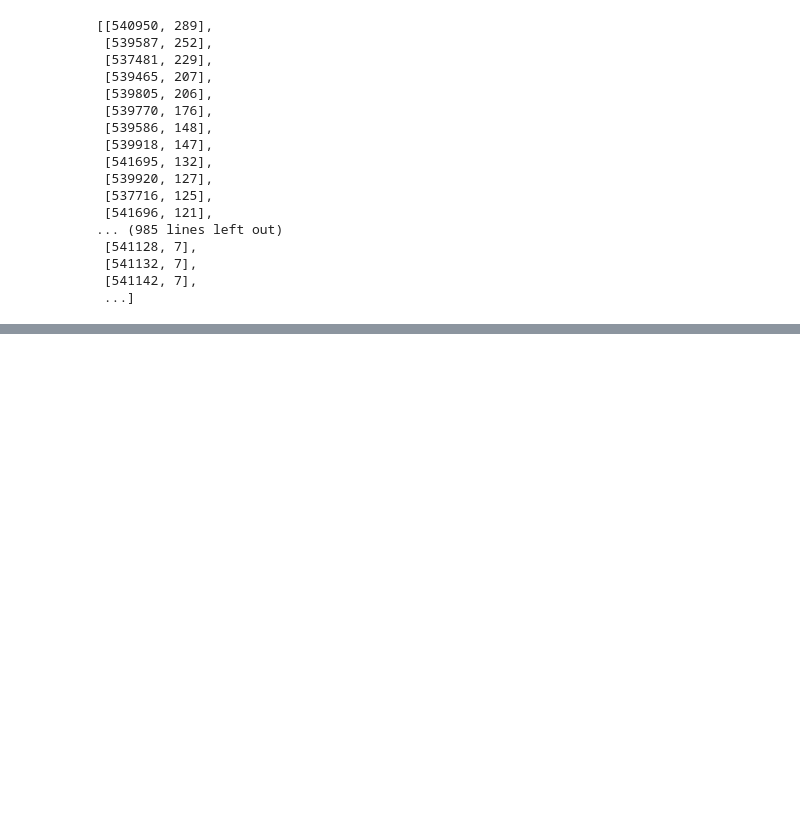
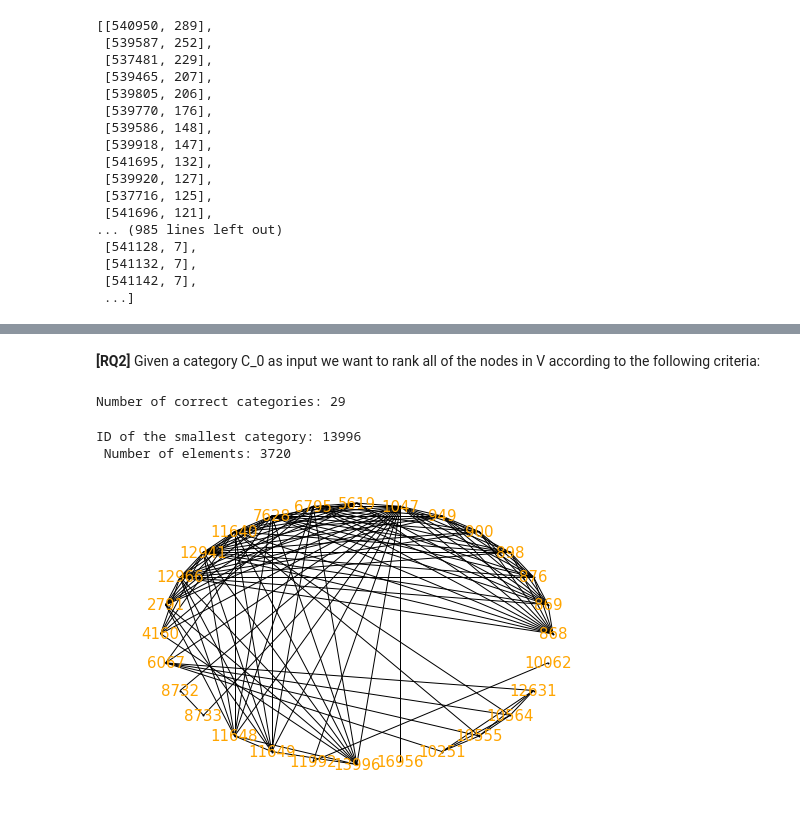
Before and after one commit to fabiomontello/Homework5_Group-34, a Jupyter notebook: Homework5_Group-34.ipynb, the cells around one changed output, grey strips where cells are left out. Drawn from its saved outputs; the diff is of its cells as text; code cells hidden in the pictures; blank space fills up the shorter version.

```diff
--- a/Homework5_Group-34.ipynb
+++ b/Homework5_Group-34.ipynb
@@ -521,0 +567,54 @@ E
+# %% [markdown]
+__[RQ2]__ Given a category C_0 as input we want to rank all of the nodes in V according to the following criteria:
+# %%
+# filtering categories by the number of elements, by the set of nodes (counting only the nodes which are in reduced file),
+# by the number of elements one more time
+categoriesdata = {}
+lst2=G.nodes()
+with open('wiki-topcats-categories.txt') as f:
+    for i, line in enumerate(f):
+        tmp = list(map(int, (line.split(';'))[1].split()))
+        if len(tmp)>=3500:
+            tmp=set(tmp).intersection(lst2)
+            if len(tmp)>=3500:
+                categoriesdata[i] =list(tmp)
+f.close()
+# %%
+print('Number of correct categories:',len(categoriesdata))
+# %% [output]
+Number of correct categories: 29
+# %%
+# detecting the smallest category by the number of elements in it.
+INF=math.inf
+minsub=[INF,INF,INF]
+for i in categoriesdata:
+    if len(categoriesdata[i]) < minsub[1]:
+        minsub[0]=i
+        minsub[1]=len(categoriesdata[i])
+        minsub[2]=categoriesdata[i]
+print('ID of the smallest category:',minsub[0],'\n','Number of elements:',minsub[1])
+# %% [output]
+ID of the smallest category: 13996
+ Number of elements: 3720
+# %%
+# Creating weighted undirected graph based on the set of categories.
+# Each node indicates one category
+# An edge between two categories categories indicates that the intersection of the selected categories is not an empty set
+# Each edge has a weight based on the number of computation between the intersection of two categories and the category
+# which is the smaller one in each particular pair.
+lst=[]
+sm=0
+H=nx.Graph()
+intersection={}
+for i,j in itertools.combinations(categoriesdata, 2):
+        intersection[(i,j)]=set(categoriesdata[i]).intersection(categoriesdata[j])
+        if len(intersection[(i,j)])!=0:
+            if len(categoriesdata[i])<len(categoriesdata[j]):
+                    H.add_edge(i , j, weight=(1-1/(len(intersection[(i,j)])*len(categoriesdata[i]))))
+            else:  H.add_edge(i , j, weight=(1-1/(len(intersection[(i,j)])*len(categoriesdata[j]))))
+# %%
+# ploting that graph
+nx.draw_circular(H,with_labels = True, node_color="black", node_size=1, font_color="orange", font_size=15)
+plt.draw()
+# %% [output]
+[figure, added]
```
Also changed, not shown: parts of 21 cells of this notebook.
